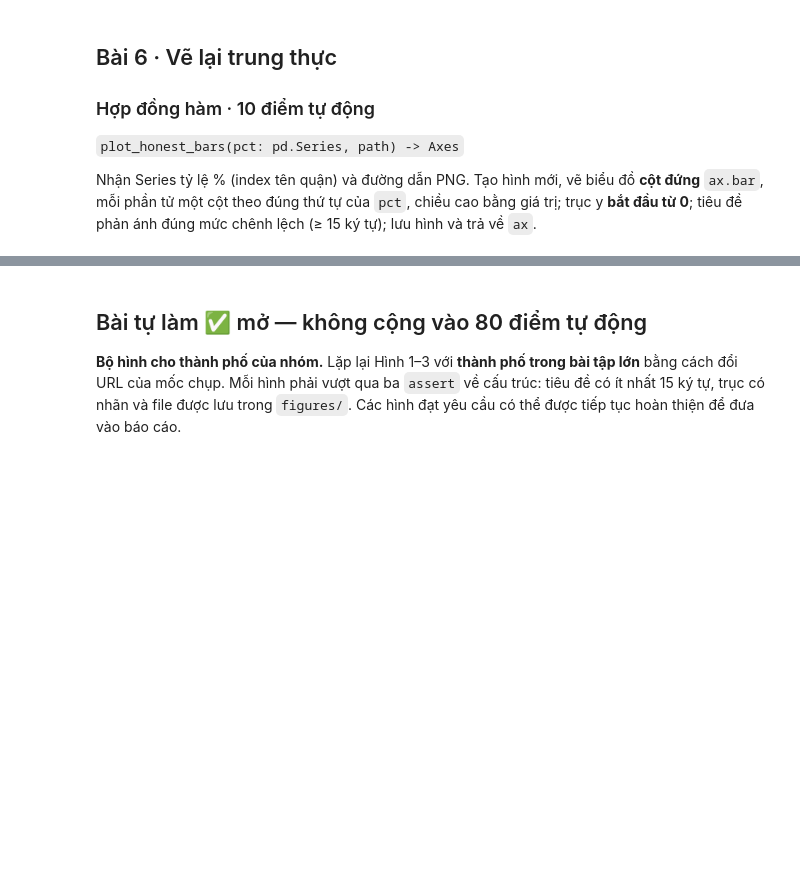
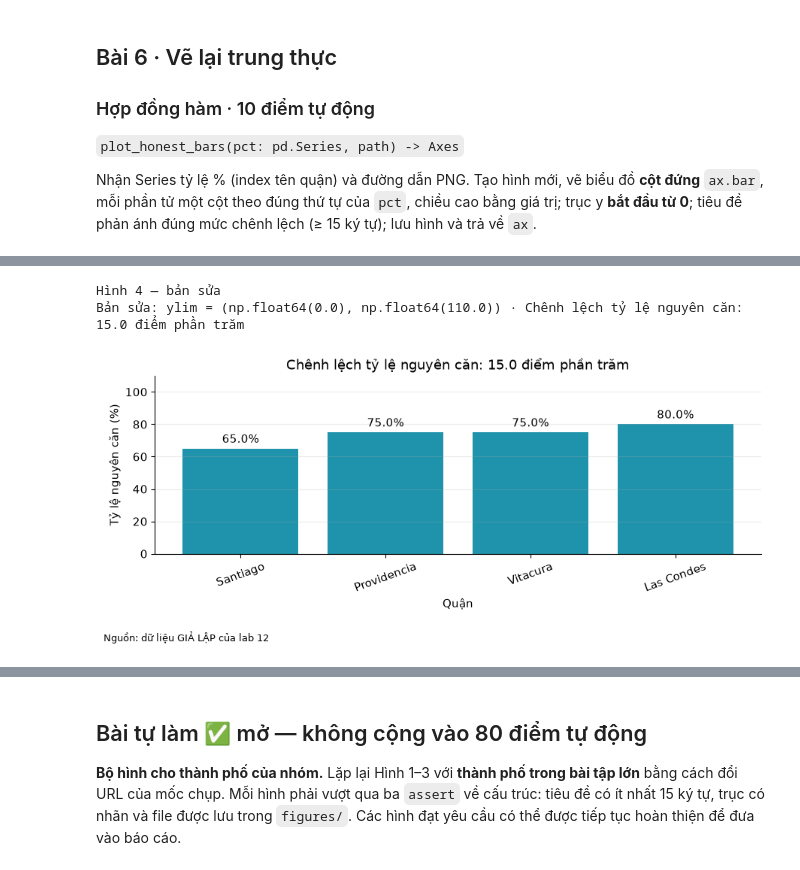
Before and after one commit to uet-iai-notebook-labs-2026/DSE2049_3_25022763, a Jupyter notebook: lab-12.ipynb, the cells around one changed output, grey strips where cells are left out. Saved outputs shown, nothing was run; the diff lists cells and outputs as text; code cells hidden in the pictures; blank space fills up the shorter version.

```diff
--- a/lab-12.ipynb
+++ b/lab-12.ipynb
@@ -354,8 +452,28 @@ lưu hình và trả về `ax`.
 import matplotlib.pyplot as plt
 
 def plot_honest_bars(pct: pd.Series, path):
-    # TODO: triển khai đúng hợp đồng ở trên.
-    raise NotImplementedError
+    from pathlib import Path
+
+    fig, ax = plt.subplots(figsize=(9, 4))
+    bars = ax.bar(pct.index, pct.values, color="#1E93AB")
+    ax.bar_label(bars, fmt="%.1f%%", padding=3)
+    ax.set_title(
+        f"Chênh lệch tỷ lệ nguyên căn: {pct.max() - pct.min():.1f} điểm phần trăm"
+        if not pct.empty else "Chưa có tỷ lệ nguyên căn để so sánh"
+    )
+    ax.set_xlabel("Quận")
+    ax.set_ylabel("Tỷ lệ nguyên căn (%)")
+    ax.set_ylim(0, 110)
+    ax.set_yticks(range(0, 101, 20))
+    ax.tick_params(axis="x", labelrotation=20)
+    ax.grid(axis="x", visible=False)
+    ax.grid(axis="y", alpha=0.25)
+    fig.tight_layout(rect=(0, 0.08, 1, 1))
+    fig.text(0.01, 0.01, pct.attrs.get("nguon", "Nguồn: tỷ lệ đầu vào do người dùng cung cấp"),
+             ha="left", va="bottom", fontsize=9)
+    Path(path).parent.mkdir(parents=True, exist_ok=True)
+    fig.savefig(path, dpi=150, bbox_inches="tight")
+    return ax
 # %%
 def check_q6():
     import tempfile
@@ -372,9 +493,14 @@ public_check("Q6 · ví dụ công khai", check_q6)
 # %%
 def hinh_4():
     pct = (ds.assign(nguyen_can=ds["room_type"] == "Entire home/apt")
              .groupby("neighbourhood")["nguyen_can"].mean() * 100).loc[QUAN_SO_SANH].sort_values()
+    pct.attrs["nguon"] = NGUON
     ax = plot_honest_bars(pct, "figures/nguyen_can_trung_thuc.png")
     return f"Bản sửa: ylim = {ax.get_ylim()} · {ax.get_title()}"
 
 preview("Hình 4 — bản sửa", hinh_4)
+# %% [output]
+Hình 4 — bản sửa
+Bản sửa: ylim = (np.float64(0.0), np.float64(110.0)) · Chênh lệch tỷ lệ nguyên căn: 15.0 điểm phần trăm
+[figure, added]
 # %% [markdown]
```
Also changed, not shown: parts of 23 cells of this notebook, 12 other files.
